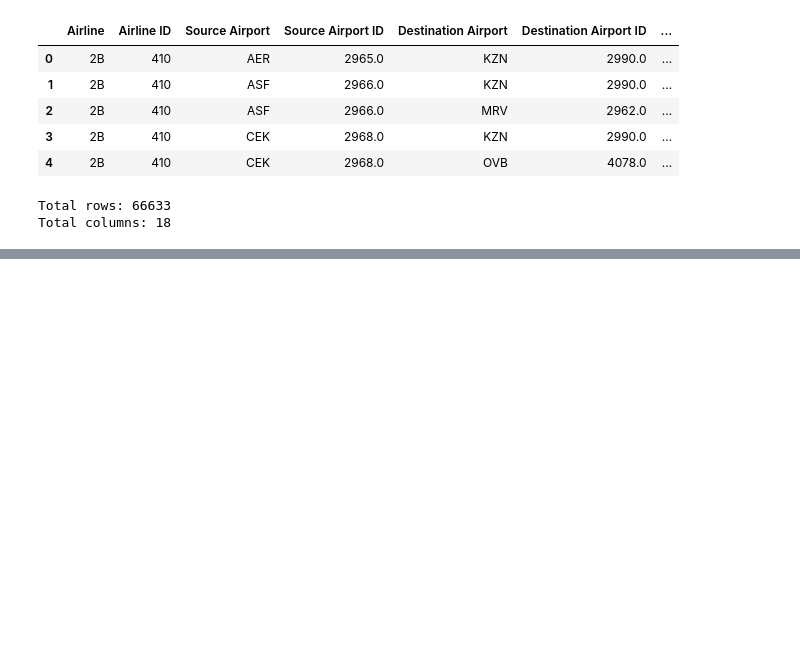
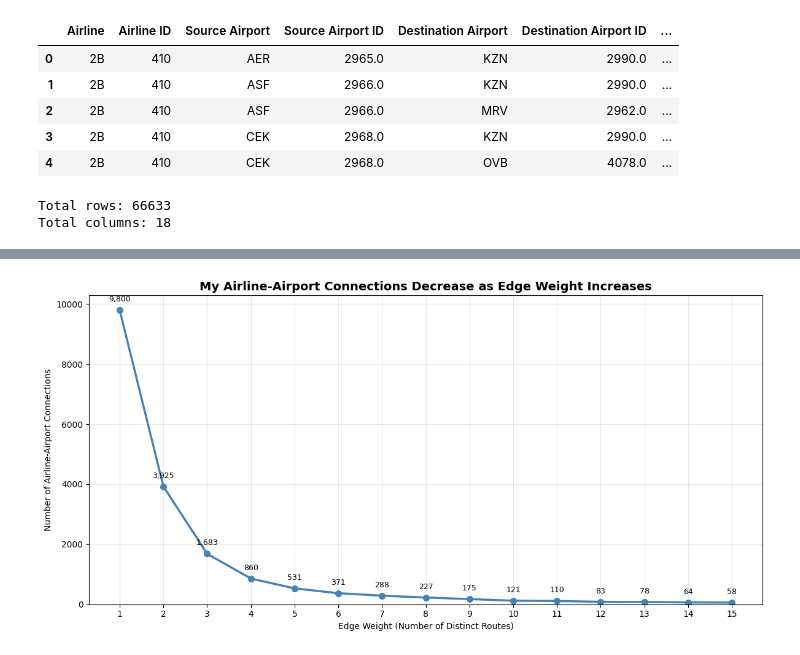
Before and after one commit to uzmabb182/Data_620_Web_Analytics, a Jupyter notebook: Week 6/Week_6_Project_2.ipynb, the cells around one changed output, grey strips where cells are left out. Saved outputs shown, nothing was run; the diff lists cells and outputs as text; code cells hidden in the pictures; blank space fills up the shorter version.

```diff
--- a/Week 6/Week_6_Project_2.ipynb
+++ b/Week 6/Week_6_Project_2.ipynb
@@ -1788,0 +2201,55 @@ Total columns: 18
+# %%
+import matplotlib.pyplot as plt
+
+# Count connections at each edge weight
+weight_counts = (
+    edge_weights['Weight']
+    .value_counts()
+    .sort_index()
+)
+
+# Select edge weights from 1 to 15
+weight_counts_15 = weight_counts.reindex(
+    range(1, 16), fill_value=0
+)
+
+# Create line chart
+plt.figure(figsize=(12, 6))
+
+plt.plot(
+    weight_counts_15.index,
+    weight_counts_15.values,
+    marker='o',
+    linewidth=2.5,
+    markersize=7,
+    color='steelblue'
+)
+
+# Add number labels to each point
+for x, y in zip(weight_counts_15.index, weight_counts_15.values):
+    plt.annotate(
+        f'{y:,}',
+        (x, y),
+        textcoords='offset points',
+        xytext=(0, 10),
+        ha='center',
+        fontsize=9
+    )
+
+plt.title(
+    'My Airline-Airport Connections Decrease as Edge Weight Increases',
+    fontsize=14,
+    fontweight='bold'
+)
+
+plt.xlabel('Edge Weight (Number of Distinct Routes)')
+plt.ylabel('Number of Airline-Airport Connections')
+
+plt.xticks(range(1, 16))
+plt.grid(True, alpha=0.3)
+
+plt.ylim(bottom=0)
+plt.tight_layout()
+plt.show()
+# %% [output]
+[figure, added]
```
Also changed, not shown: parts of 76 cells of this notebook.
